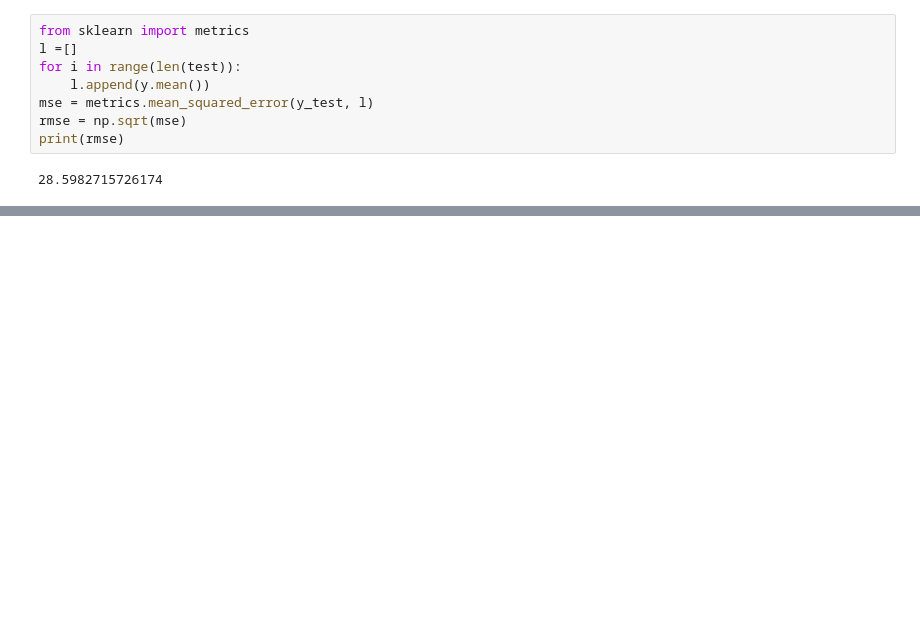
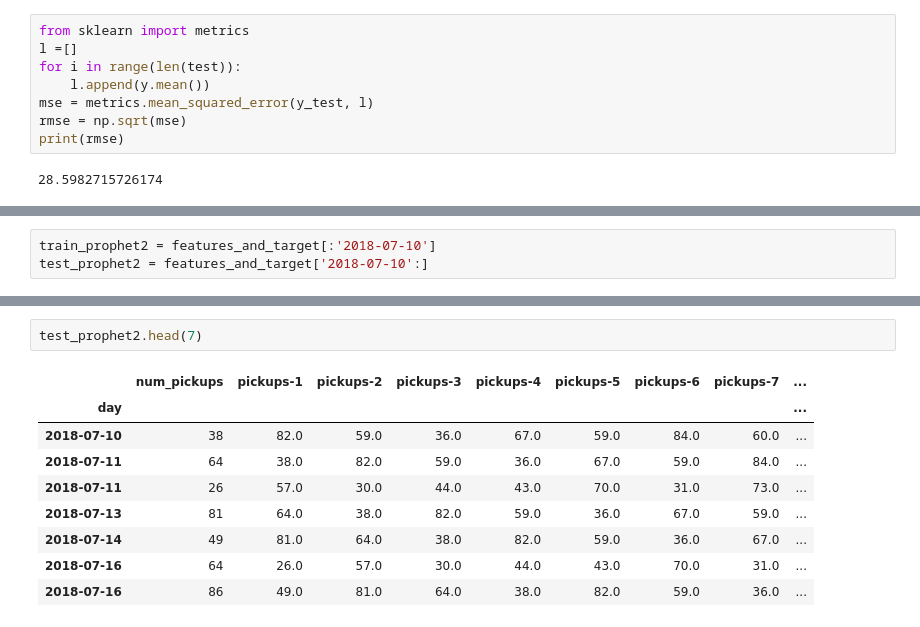
Before and after one commit to doreensacker/Forcasting-demand, a Jupyter notebook: Zipjet.ipynb, the cells around one changed output, grey strips where cells are left out. Drawn from its saved outputs; the diff is of its cells as text; blank space fills up the shorter version.

```diff
--- a/Zipjet.ipynb
+++ b/Zipjet.ipynb
@@ -683,0 +745,3 @@ plt.show()
+# %%
+train_prophet2 = features_and_target[:'2018-07-10']
+test_prophet2 = features_and_target['2018-07-10':]
@@ -683,0 +796,12 @@ plt.show()
+# %%
+test_prophet2.head(7)
+# %% [output]
+|  | num_pickups | pickups-1 | pickups-2 | pickups-3 | pickups-4 | pickups-5 | pickups-6 | pickups-7 | ... |
+| day |  |  |  |  |  |  |  |  | ... |
+| 2018-07-10 | 38 | 82.0 | 59.0 | 36.0 | 67.0 | 59.0 | 84.0 | 60.0 | ... |
+| 2018-07-11 | 64 | 38.0 | 82.0 | 59.0 | 36.0 | 67.0 | 59.0 | 84.0 | ... |
+| 2018-07-11 | 26 | 57.0 | 30.0 | 44.0 | 43.0 | 70.0 | 31.0 | 73.0 | ... |
+| 2018-07-13 | 81 | 64.0 | 38.0 | 82.0 | 59.0 | 36.0 | 67.0 | 59.0 | ... |
+| 2018-07-14 | 49 | 81.0 | 64.0 | 38.0 | 82.0 | 59.0 | 36.0 | 67.0 | ... |
+| 2018-07-16 | 64 | 26.0 | 57.0 | 30.0 | 44.0 | 43.0 | 70.0 | 31.0 | ... |
+| 2018-07-16 | 86 | 49.0 | 81.0 | 64.0 | 38.0 | 82.0 | 59.0 | 36.0 | ... |
```
Also changed, not shown: parts of 35 cells of this notebook.
